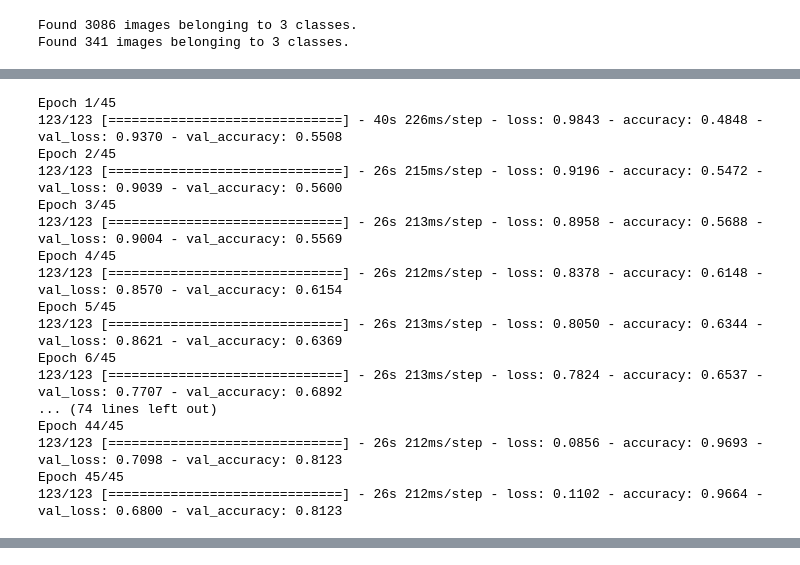
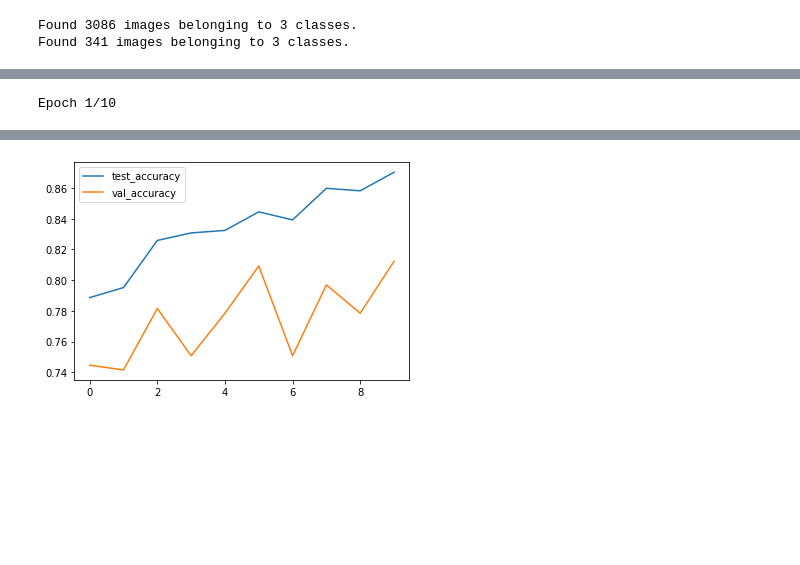
Before and after one commit to a18091986/MachineLearning, a Jupyter notebook: Deep Learning/Convolutional neural network/ImageDataGenerator_cars_img_prediction.ipynb, the cells around one changed output, grey strips where cells are left out. Drawn from its saved outputs; the diff is of its cells as text; code cells hidden in the pictures; blank space fills up the shorter version.

```diff
--- a/Deep Learning/Convolutional neural network/ImageDataGenerator_cars_img_prediction.ipynb
+++ b/Deep Learning/Convolutional neural network/ImageDataGenerator_cars_img_prediction.ipynb
@@ -121,27 +234,17 @@ model.compile(loss='categorical_crossentropy', optimizer=Adam(lr=0.0001), metric
 # %%
+model.compile(loss='categorical_crossentropy', optimizer=Adam(learning_rate=0.0001), metrics=['accuracy'])
+
 history = model.fit_generator(
     train_generator,
     steps_per_epoch = train_generator.samples // batch_size,
     validation_data = val_generator,
     validation_steps = val_generator.samples // batch_size,
-    epochs=45,
+    epochs=10,
     verbose=1
 )
+
+plt.plot(history.history['accuracy'], label = 'test_accuracy')
+plt.plot(history.history['val_accuracy'], label = 'val_accuracy')
+plt.legend();
 # %% [output]
-Epoch 1/45
-123/123 [==============================] - 40s 226ms/step - loss: 0.9843 - accuracy: 0.4848 - val_loss: 0.9370 - val_accuracy: 0.5508
-Epoch 2/45
-123/123 [==============================] - 26s 215ms/step - loss: 0.9196 - accuracy: 0.5472 - val_loss: 0.9039 - val_accuracy: 0.5600
-Epoch 3/45
-123/123 [==============================] - 26s 213ms/step - loss: 0.8958 - accuracy: 0.5688 - val_loss: 0.9004 - val_accuracy: 0.5569
-Epoch 4/45
-123/123 [==============================] - 26s 212ms/step - loss: 0.8378 - accuracy: 0.6148 - val_loss: 0.8570 - val_accuracy: 0.6154
-Epoch 5/45
-123/123 [==============================] - 26s 213ms/step - loss: 0.8050 - accuracy: 0.6344 - val_loss: 0.8621 - val_accuracy: 0.6369
-Epoch 6/45
-123/123 [==============================] - 26s 213ms/step - loss: 0.7824 - accuracy: 0.6537 - val_loss: 0.7707 - val_accuracy: 0.6892
-... (74 lines left out)
-Epoch 44/45
-123/123 [==============================] - 26s 212ms/step - loss: 0.0856 - accuracy: 0.9693 - val_loss: 0.7098 - val_accuracy: 0.8123
-Epoch 45/45
-123/123 [==============================] - 26s 212ms/step - loss: 0.1102 - accuracy: 0.9664 - val_loss: 0.6800 - val_accuracy: 0.8123
+Epoch 1/10
@@ -147,0 +270 @@ Epoch 45/45
+[figure, added]
```
Also changed, not shown: parts of 11 cells of this notebook.
